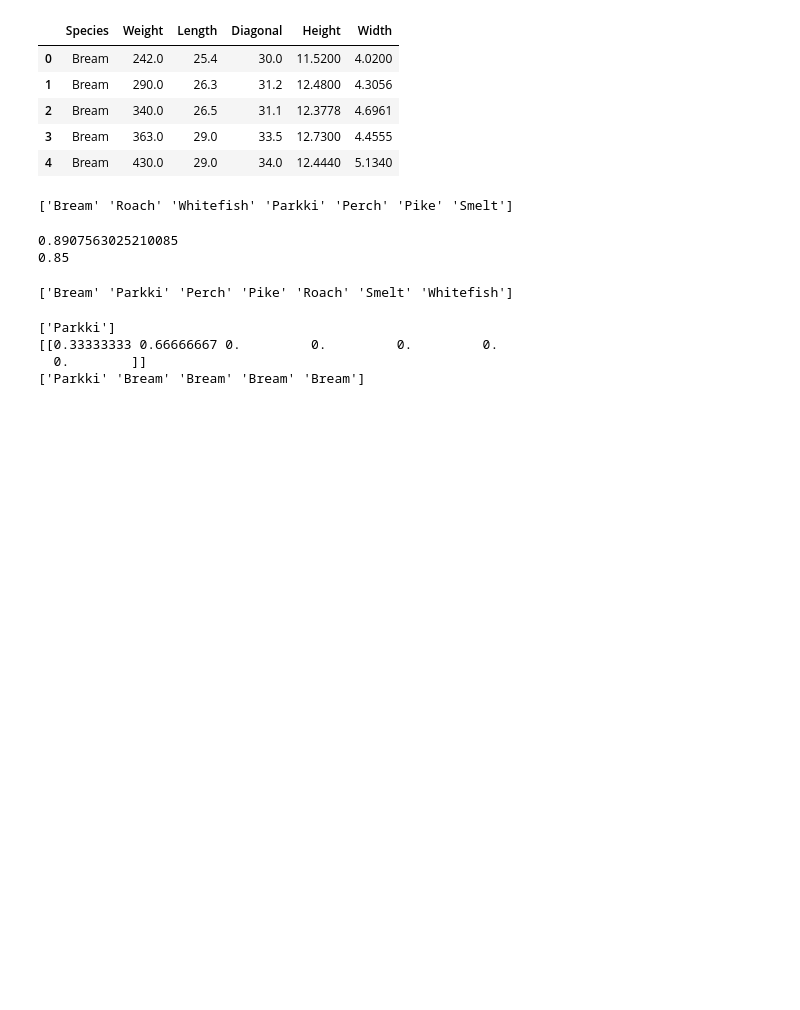
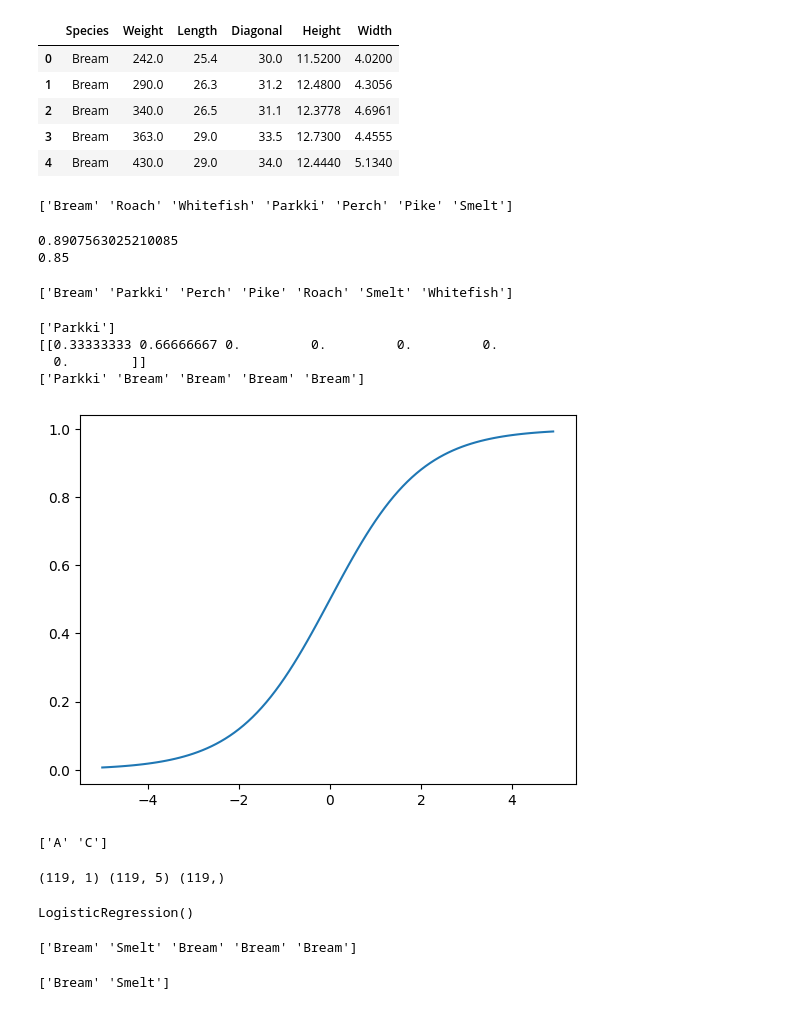
Before and after one commit to qwer1234566666/kuBig2025, a Jupyter notebook: ml_dl_python/a09_classification.ipynb, the cells around one changed output. Cells and saved outputs as stored; diff of their text form; code cells hidden in the pictures; blank space fills up the shorter version.

```diff
--- a/ml_dl_python/a09_classification.ipynb
+++ b/ml_dl_python/a09_classification.ipynb
@@ -56,3 +56,42 @@ print(kn.predict(ss.transform(fish_input[:5])))
 [[0.33333333 0.66666667 0.         0.         0.         0.
   0.        ]]
 ['Parkki' 'Bream' 'Bream' 'Bream' 'Bream']
+# %%
+import numpy as np
+import matplotlib.pyplot as plt
+
+z = np.arange(-5, 5, 0.1)
+phi = 1 / (1 + np.exp(-z))
+plt.plot(z, phi)
+plt.show()
+# %% [output]
+[figure, added]
+# %%
+char_arr = np.array(["A", "B", "C", "D", "E"])
+print(char_arr[[True, False, True, False, False]])
+# %% [output]
+['A' 'C']
+# %%
+bream_smelt_indexes = (train_target.flatten() == "Bream") | (
+    train_target.flatten() == "Smelt"
+)
+print(train_target.shape, train_scaled.shape, bream_smelt_indexes.shape)
+train_bream_smelt = train_scaled[bream_smelt_indexes]
+target_bream_smelt = train_target[bream_smelt_indexes]
+# %% [output]
+(119, 1) (119, 5) (119,)
+# %%
+from sklearn.linear_model import LogisticRegression
+
+lr = LogisticRegression()
+lr.fit(train_bream_smelt, target_bream_smelt)
+# %% [output]
+LogisticRegression()
+# %%
+print(lr.predict(train_bream_smelt[:5]))
+# %% [output]
+['Bream' 'Smelt' 'Bream' 'Bream' 'Bream']
+# %%
+print(lr.classes_)
+# %% [output]
+['Bream' 'Smelt']
```
Also changed, not shown: parts of 8 cells of this notebook, 1 other file.
